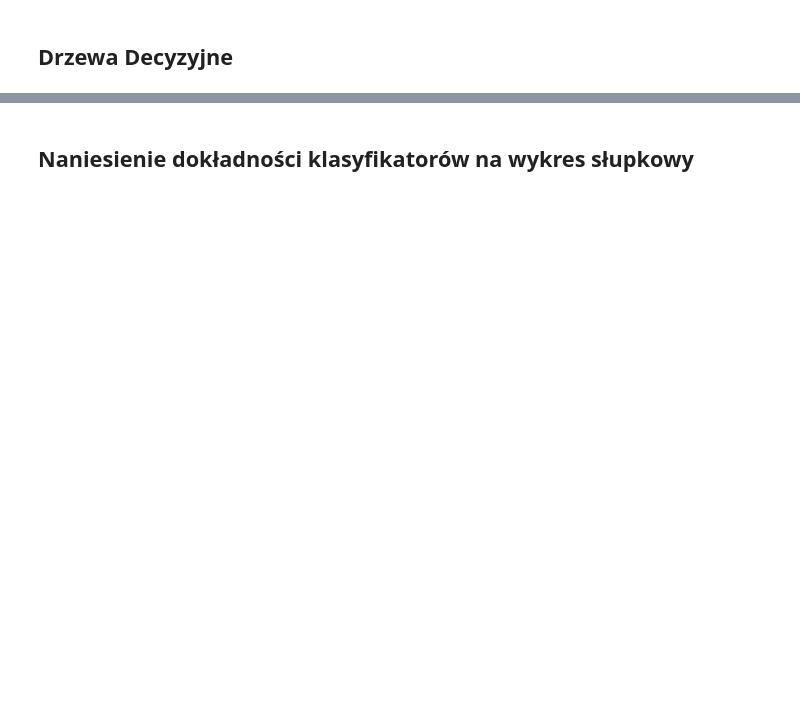
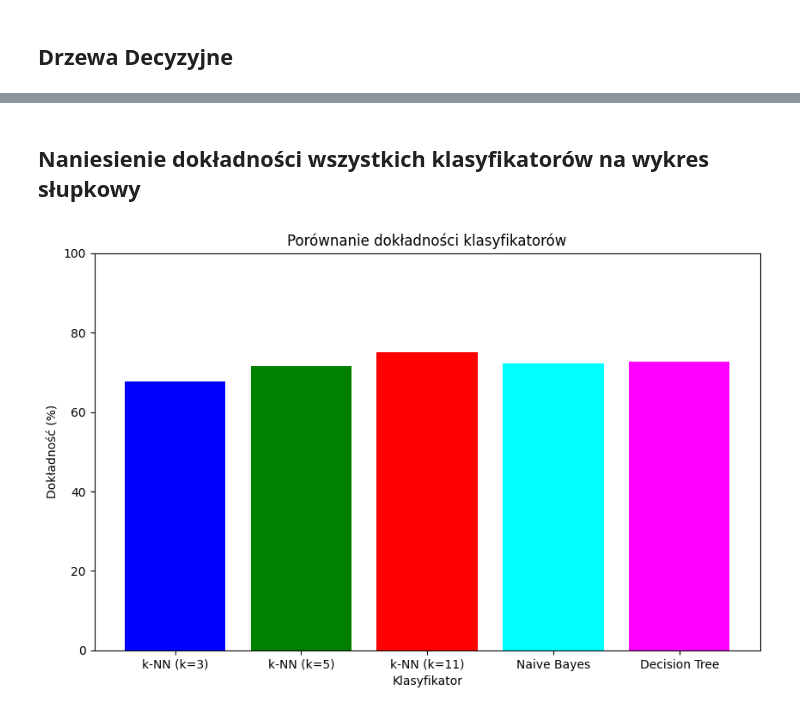
Before and after one commit to s23970-pj/Python_ML_AdrianGoik_s23970, a Jupyter notebook: Raport1Goik.ipynb, the cells around one changed output, grey strips where cells are left out. Cells and saved outputs as stored; diff of their text form; code cells hidden in the pictures; blank space fills up the shorter version.

```diff
--- a/Raport1Goik.ipynb
+++ b/Raport1Goik.ipynb
@@ -274,0 +324,24 @@ weighted avg       0.72      0.71      0.72       107
+# %%
+# List to store accuracy scores
+accuracy_scores = []
+
+for x in range(0, 20):
+    dt = DecisionTreeClassifier()
+    dt.fit(X_train, y_train)
+    y_pred_dt = dt.predict(X_test)
+    accuracy_dt = accuracy_score(y_test, y_pred_dt)
+
+    # Append accuracy to list
+    accuracy_scores.append(accuracy_dt)
+
+    print(f'Drzewa decyzyjne - Dokładność: {accuracy_dt * 100:.2f}%')
+
+# Plotting accuracy scores
+plt.figure(figsize=(10, 6))
+plt.plot(range(0, 20), accuracy_scores, marker='o', linestyle='-', color='b')
+plt.title('Dokładność drzewa decyzyjnego w funkcji iteracji')
+plt.xlabel('Iteracje')
+plt.ylabel('Dokładność')
+plt.ylim(0, 1)
+plt.grid(True)
+plt.show()
@@ -275,18 +382,15 @@ weighted avg       0.72      0.71      0.72       107
 # %% [markdown]
-## Naniesienie dokładności klasyfikatorów na wykres słupkowy
+## Naniesienie dokładności wszystkich klasyfikatorów na wykres słupkowy
 # %%
-data = []
-data.append(accuracy_knn_k3_mean)
-data.append(accuracy_knn_k5_mean)
-data.append(accuracy_knn_k11_mean)
-data.append(accuracy_bayes_mean)
-data.append(accuracy_tree_mean)
+labels = ['k-NN (k=3)', 'k-NN (k=5)', 'k-NN (k=11)', 'Naive Bayes', 'Decision Tree']
+accuracies = [accuracy_knn3 * 100, accuracy_knn5 * 100, accuracy_knn11 * 100, accuracy_nb * 100, accuracy_dt * 100]
 
-categories = ['knn k=3', 'knn k=5', 'knn k=11', 'naive bayes', 'decision tree']
-
-plt.bar(categories, data)
-
-plt.xlabel('Category')
-plt.ylabel('Values')
-
+plt.figure(figsize=(10, 6))
+plt.bar(labels, accuracies, color=['blue', 'green', 'red', 'cyan', 'magenta'])
+plt.xlabel('Klasyfikator')
+plt.ylabel('Dokładność (%)')
+plt.title('Porównanie dokładności klasyfikatorów')
+plt.ylim([0, 100])
 plt.show()
+# %% [output]
+[figure, added]
```
Also changed, not shown: parts of 26 cells of this notebook.
